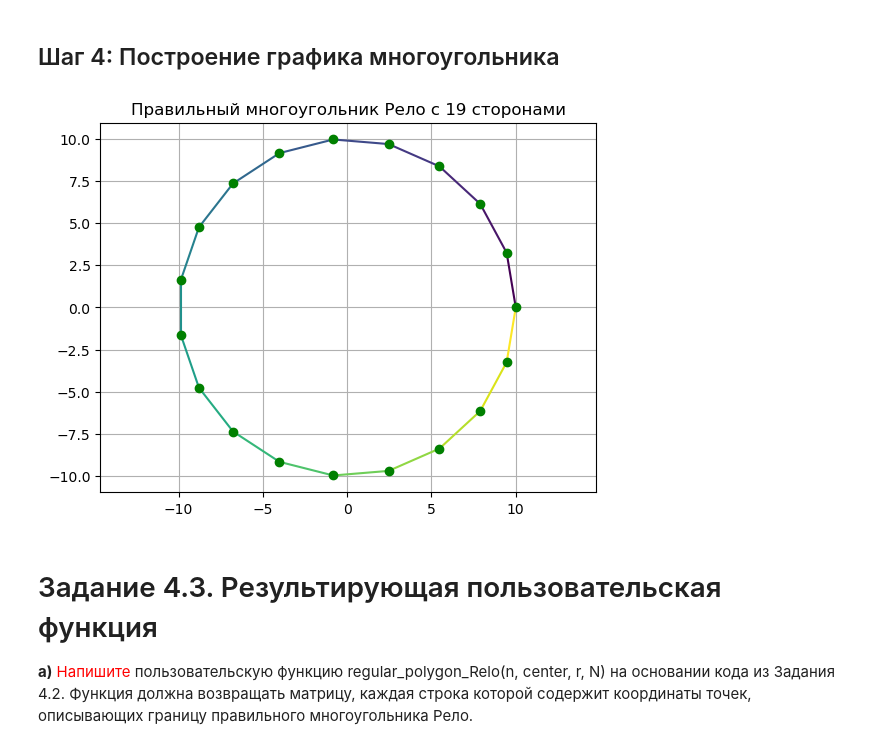
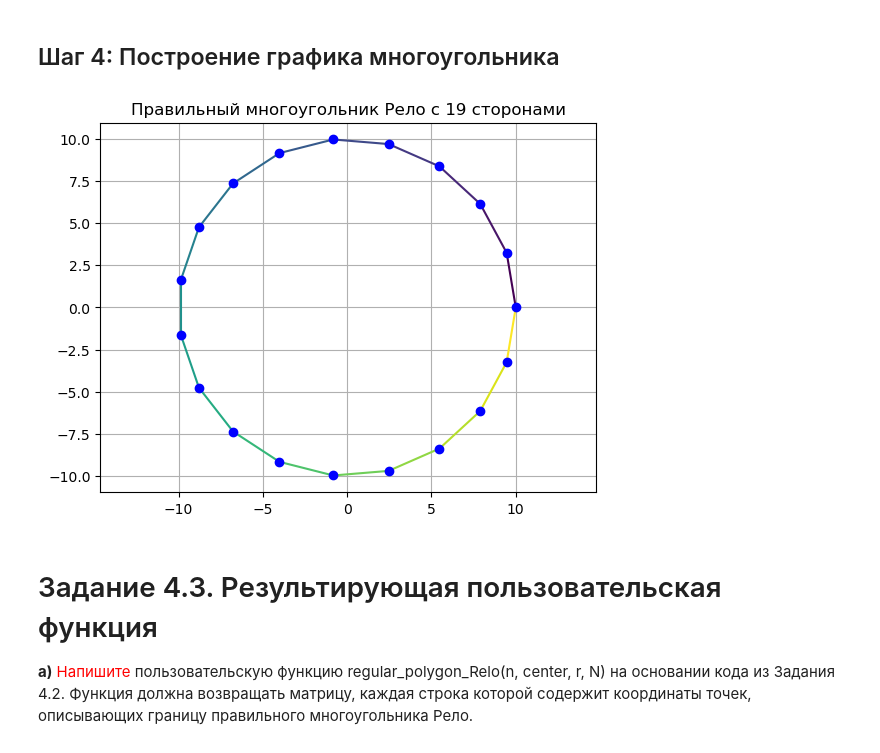
Before and after one commit to allionsik/km, a Jupyter notebook: КМ2_ЛБ04_Орешко.ipynb, the cells around one changed output. Drawn from its saved outputs; the diff is of its cells as text; code cells hidden in the pictures.

```diff
--- a/КМ2_ЛБ04_Орешко.ipynb
+++ b/КМ2_ЛБ04_Орешко.ipynb
@@ -33,29 +33,29 @@ $$R = \frac{r}{2 \sin\left(\frac{\pi}{n}\right)}$$
 # %% [markdown]
 2. **Вычисление координат вершин**:
 # %%
-ygli = np.linspace(0, 2 * np.pi, n, endpoint=False)
-vershini = r * np.column_stack((np.cos(ygli), np.sin(ygli)))
+angles = np.linspace(0, 2 * np.pi, n, endpoint=False)
+vertices = r * np.column_stack((np.cos(angles), np.sin(angles)))
 # %% [markdown]
 ## Шаг 3: Построение сторон многоугольника
 # %%
 sides = []
-colors = plt.cm.viridis(np.linspace(0, 1, n))  #генерация цветов
+colors = plt.cm.viridis(np.linspace(0, 1, n))  # генерация цветов
 for i in range(n):
-    side = np.array([vershini[i], vershini[(i + 1) % n]])
+    side = np.array([vertices[i], vertices[(i + 1) % n]])
     sides.append((side, colors[i]))
 # %% [markdown]
 ## Шаг 4: Построение графика многоугольника
 # %%
 plt.figure()
 for side, color in sides:
-    plt.plot(side[:, 0], side[:, 1], color=color)  #грани разного цвета
-plt.plot(vershini[:, 0], vershini[:, 1], 'go')
+    plt.plot(side[:, 0], side[:, 1], color=color)  # стороны разного цвета
+plt.plot(vertices[:, 0], vertices[:, 1], 'bo')  # вершины
 plt.axis('equal')
 plt.title('Правильный многоугольник Рело с 19 сторонами')
 plt.grid()
 plt.show()
 # %% [output]
-[figure, old version]
+[figure, new version]
 # %% [markdown]
 # Задание 4.3. Результирующая пользовательская функция
 
```
Also changed, not shown: parts of 3 cells of this notebook.
